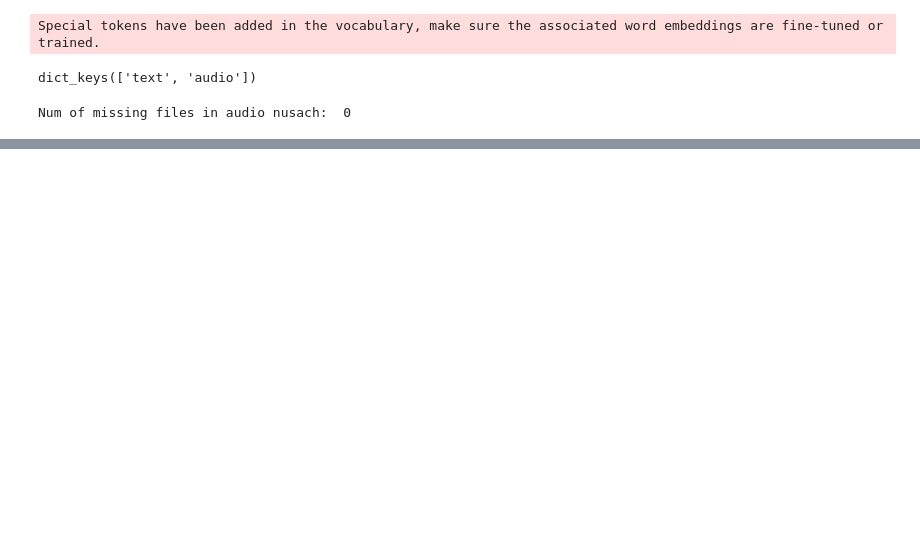
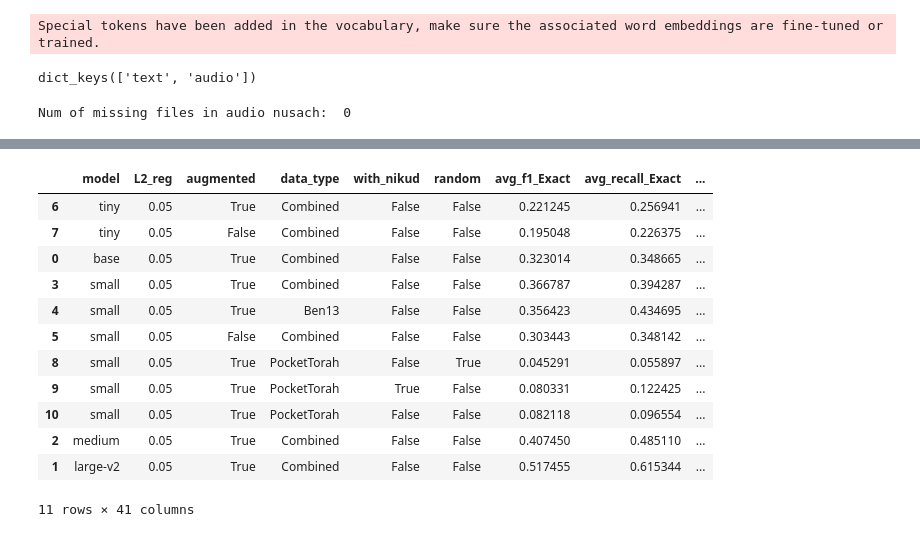
Before and after one commit to staviv/cantillation, a Jupyter notebook: test.ipynb, the cells around one changed output, grey strips where cells are left out. Saved outputs shown, nothing was run; the diff lists cells and outputs as text; code cells hidden in the pictures; blank space fills up the shorter version.

```diff
--- a/test.ipynb
+++ b/test.ipynb
@@ -331,0 +278,22 @@ WER calculation: 0.005295515060424805 seconds
+# %%
+# Each column label with "eval_" replaced with ""
+df.columns = df.columns.str.replace("eval_", "")
+# %%
+def reorder_columns(df, priority_columns):
+    """
+    Reorders the DataFrame columns, placing the priority columns first.
+
+    Parameters:
+    - df (pd.DataFrame): The DataFrame to reorder.
+    - priority_columns (list of str): The columns to place at the beginning.
+
+    Returns:
+    - pd.DataFrame: The DataFrame with reordered columns.
+    """
+    # Ensure all priority columns are in the DataFrame's columns
+    priority_columns = [col for col in priority_columns if col in df.columns]
+    # Reorder columns, placing priority columns first
+    reordered_columns = priority_columns + [col for col in df.columns if col not in priority_columns]
+    return df[reordered_columns]
+df = reorder_columns(df, ["avg_f1_Exact", "avg_recall_Exact", "avg_precision_Exact","wer"])
+df
@@ -331,0 +365,37 @@ WER calculation: 0.005295515060424805 seconds
+# %%
+# # Load the results
+# df = pd.read_csv("/app/test/test_results.csv")
+
+# Extract model information
+model_info = df['model'].apply(extract_model_info).apply(pd.Series)
+
+# drop the 'model' column
+df.drop('model', axis=1, inplace=True)
+
+
+
+
+# add each extracted column to the dataframe
+df = pd.concat([model_info, df], axis=1)
+# %%
+# Create a categorical type based on the defined order
+order = ['tiny', 'base', 'small', 'medium', 'large', 'large-v2', 'large-v3']
+df['model'] = pd.Categorical(df['model'], categories=order, ordered=True)
+
+# Sort the DataFrame by the 'model' column
+df = df.sort_values('model')
+df
+# %% [output]
+|  | model | L2_reg | augmented | data_type | with_nikud | random | avg_f1_Exact | avg_recall_Exact | ... |
+| 6 | tiny | 0.05 | True | Combined | False | False | 0.221245 | 0.256941 | ... |
+| 7 | tiny | 0.05 | False | Combined | False | False | 0.195048 | 0.226375 | ... |
+| 0 | base | 0.05 | True | Combined | False | False | 0.323014 | 0.348665 | ... |
+| 3 | small | 0.05 | True | Combined | False | False | 0.366787 | 0.394287 | ... |
+| 4 | small | 0.05 | True | Ben13 | False | False | 0.356423 | 0.434695 | ... |
+| 5 | small | 0.05 | False | Combined | False | False | 0.303443 | 0.348142 | ... |
+| 8 | small | 0.05 | True | PocketTorah | False | True | 0.045291 | 0.055897 | ... |
+| 9 | small | 0.05 | True | PocketTorah | True | False | 0.080331 | 0.122425 | ... |
+| 10 | small | 0.05 | True | PocketTorah | False | False | 0.082118 | 0.096554 | ... |
+| 2 | medium | 0.05 | True | Combined | False | False | 0.407450 | 0.485110 | ... |
+| 1 | large-v2 | 0.05 | True | Combined | False | False | 0.517455 | 0.615344 | ... |
+11 rows × 41 columns
```
Also changed, not shown: parts of 17 cells of this notebook, 16 other files.
